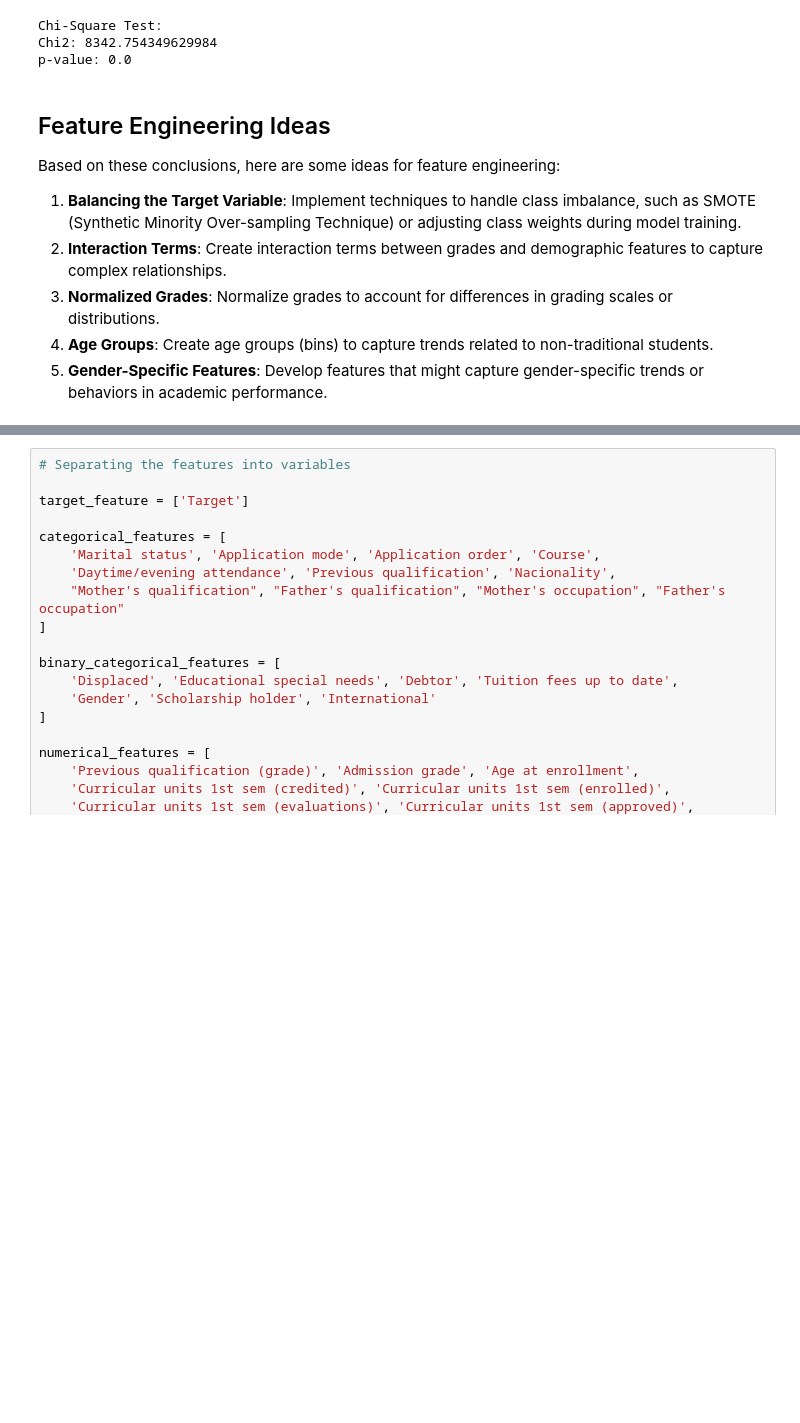
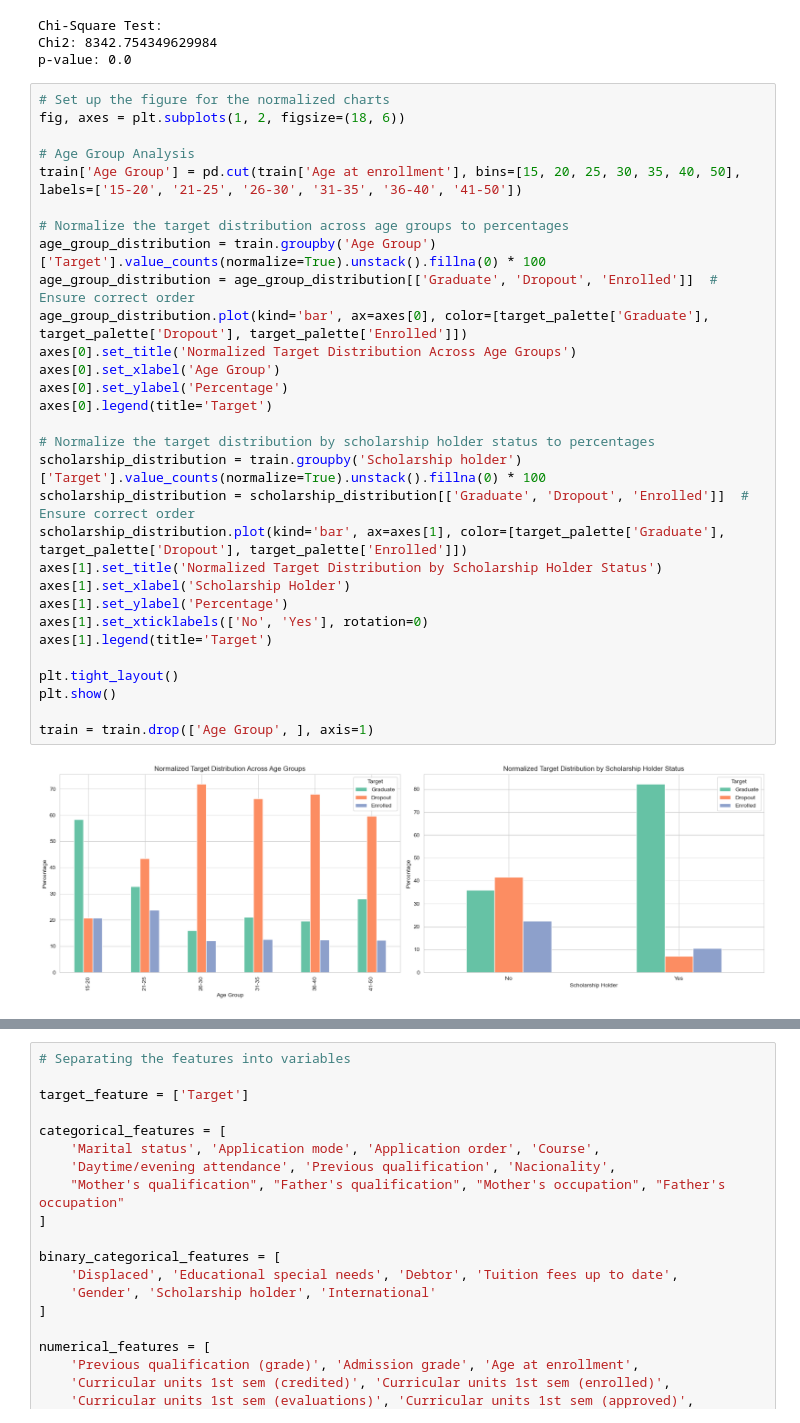
Before and after one commit to pauloarayasantiago/Classification-with-an-Academic-Success-Dataset, a Jupyter notebook: classification-with-academic-success-using-ml.ipynb, the cells around one changed output, grey strips where cells are left out. Cells and saved outputs as stored; diff of their text form; blank space fills up the shorter version.

Commit message:
model refinement

```diff
--- a/classification-with-academic-success-using-ml.ipynb
+++ b/classification-with-academic-success-using-ml.ipynb
@@ -186,12 +162,35 @@ print(f'Chi-Square Test:\nChi2: {chi2}\np-value: {p}')
 Chi-Square Test:
 Chi2: 8342.754349629984
 p-value: 0.0
-# %% [markdown]
-
-## Feature Engineering Ideas
-Based on these conclusions, here are some ideas for feature engineering:
-1. **Balancing the Target Variable**: Implement techniques to handle class imbalance, such as SMOTE (Synthetic Minority Over-sampling Technique) or adjusting class weights during model training.
-2. **Interaction Terms**: Create interaction terms between grades and demographic features to capture complex relationships.
-3. **Normalized Grades**: Normalize grades to account for differences in grading scales or distributions.
-4. **Age Groups**: Create age groups (bins) to capture trends related to non-traditional students.
-5. **Gender-Specific Features**: Develop features that might capture gender-specific trends or behaviors in academic performance.
+# %%
+# Set up the figure for the normalized charts
+fig, axes = plt.subplots(1, 2, figsize=(18, 6))
+
+# Age Group Analysis
+train['Age Group'] = pd.cut(train['Age at enrollment'], bins=[15, 20, 25, 30, 35, 40, 50], labels=['15-20', '21-25', '26-30', '31-35', '36-40', '41-50'])
+
+# Normalize the target distribution across age groups to percentages
+age_group_distribution = train.groupby('Age Group')['Target'].value_counts(normalize=True).unstack().fillna(0) * 100
+age_group_distribution = age_group_distribution[['Graduate', 'Dropout', 'Enrolled']]  # Ensure correct order
+age_group_distribution.plot(kind='bar', ax=axes[0], color=[target_palette['Graduate'], target_palette['Dropout'], target_palette['Enrolled']])
+axes[0].set_title('Normalized Target Distribution Across Age Groups')
+axes[0].set_xlabel('Age Group')
+axes[0].set_ylabel('Percentage')
+axes[0].legend(title='Target')
+
+# Normalize the target distribution by scholarship holder status to percentages
+scholarship_distribution = train.groupby('Scholarship holder')['Target'].value_counts(normalize=True).unstack().fillna(0) * 100
+scholarship_distribution = scholarship_distribution[['Graduate', 'Dropout', 'Enrolled']]  # Ensure correct order
+scholarship_distribution.plot(kind='bar', ax=axes[1], color=[target_palette['Graduate'], target_palette['Dropout'], target_palette['Enrolled']])
+axes[1].set_title('Normalized Target Distribution by Scholarship Holder Status')
+axes[1].set_xlabel('Scholarship Holder')
+axes[1].set_ylabel('Percentage')
+axes[1].set_xticklabels(['No', 'Yes'], rotation=0)
+axes[1].legend(title='Target')
+
+plt.tight_layout()
+plt.show()
+
+train = train.drop(['Age Group', ], axis=1)
+# %% [output]
+[figure, added]
```
Also changed, not shown: parts of 15 cells of this notebook, 1 other file.
